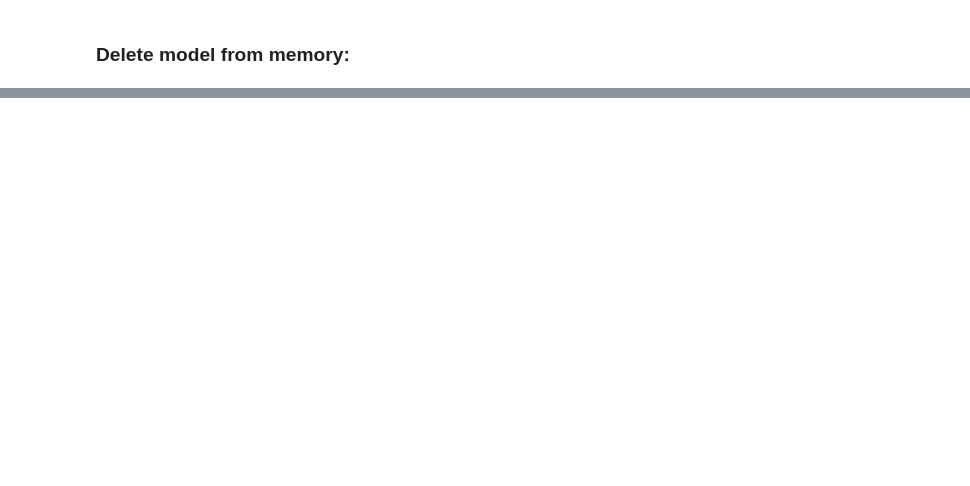
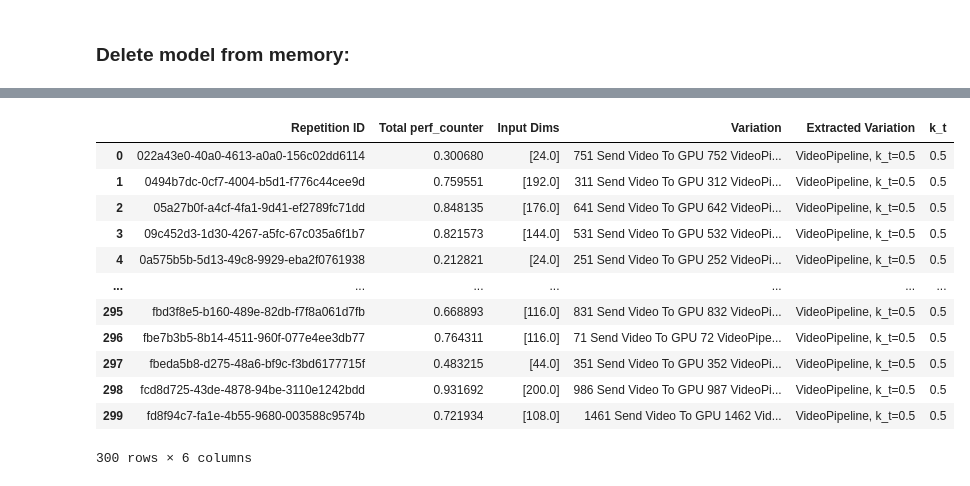
Before and after one commit to SignLanguage2Speech/SLTServer, a Jupyter notebook: perf_analysis_experiments_gpu.ipynb, the cells around one changed output, grey strips where cells are left out. Saved outputs shown, nothing was run; the diff lists cells and outputs as text; code cells hidden in the pictures; blank space fills up the shorter version.

```diff
--- a/perf_analysis_experiments_gpu.ipynb
+++ b/perf_analysis_experiments_gpu.ipynb
@@ -162,0 +214,23 @@ del slt_model
+# %%
+df = pm.dropna()
+
+# Assuming your original DataFrame is called 'df'
+# And the columns are "Function Name", "Variation", "Input Dims", "perf_counter", "Test Suite ID", "Repetition ID"
+
+# Define a custom aggregation function
+def custom_aggregation(group):
+    aggregated_data = {
+        'Total perf_counter': group['perf_counter'].sum(),
+        'Input Dims': group.loc[group['Variation'].str.contains('VideoPipeline'), 'Input Dims'].dropna().tolist(),
+        'Variation': group['Variation']
+    }
+    return pd.Series(aggregated_data, index=['Total perf_counter', 'Input Dims', 'Variation'])
+
+# Group by "Repetition ID" and apply the custom aggregation function
+aggregated_df = df.groupby("Repetition ID").apply(custom_aggregation)
+
+# Reset the index
+aggregated_df = aggregated_df.reset_index()
+
+# Print the resulting aggregated DataFrame
+aggregated_df
@@ -162,0 +251,17 @@ del slt_model
+# %%
+aggregated_df['k_t'] = aggregated_df['Variation'][0].values[1][len("VideoPipeline, k_t="):]
+aggregated_df
+# %% [output]
+|  | Repetition ID | Total perf_counter | Input Dims | Variation | Extracted Variation | k_t |
+| 0 | 022a43e0-40a0-4613-a0a0-156c02dd6114 | 0.300680 | [24.0] | 751 Send Video To GPU 752 VideoPi... | VideoPipeline, k_t=0.5 | 0.5 |
+| 1 | 0494b7dc-0cf7-4004-b5d1-f776c44cee9d | 0.759551 | [192.0] | 311 Send Video To GPU 312 VideoPi... | VideoPipeline, k_t=0.5 | 0.5 |
+| 2 | 05a27b0f-a4cf-4fa1-9d41-ef2789fc71dd | 0.848135 | [176.0] | 641 Send Video To GPU 642 VideoPi... | VideoPipeline, k_t=0.5 | 0.5 |
+| 3 | 09c452d3-1d30-4267-a5fc-67c035a6f1b7 | 0.821573 | [144.0] | 531 Send Video To GPU 532 VideoPi... | VideoPipeline, k_t=0.5 | 0.5 |
+| 4 | 0a575b5b-5d13-49c8-9929-eba2f0761938 | 0.212821 | [24.0] | 251 Send Video To GPU 252 VideoPi... | VideoPipeline, k_t=0.5 | 0.5 |
+| ... | ... | ... | ... | ... | ... | ... |
+| 295 | fbd3f8e5-b160-489e-82db-f7f8a061d7fb | 0.668893 | [116.0] | 831 Send Video To GPU 832 VideoPi... | VideoPipeline, k_t=0.5 | 0.5 |
+| 296 | fbe7b3b5-8b14-4511-960f-077e4ee3db77 | 0.764311 | [116.0] | 71 Send Video To GPU 72 VideoPipe... | VideoPipeline, k_t=0.5 | 0.5 |
+| 297 | fbeda5b8-d275-48a6-bf9c-f3bd6177715f | 0.483215 | [44.0] | 351 Send Video To GPU 352 VideoPi... | VideoPipeline, k_t=0.5 | 0.5 |
+| 298 | fcd8d725-43de-4878-94be-3110e1242bdd | 0.931692 | [200.0] | 986 Send Video To GPU 987 VideoPi... | VideoPipeline, k_t=0.5 | 0.5 |
+| 299 | fd8f94c7-fa1e-4b55-9680-003588c9574b | 0.721934 | [108.0] | 1461 Send Video To GPU 1462 Vid... | VideoPipeline, k_t=0.5 | 0.5 |
+300 rows × 6 columns
```
Also changed, not shown: parts of 10 cells of this notebook, 4 other files.
